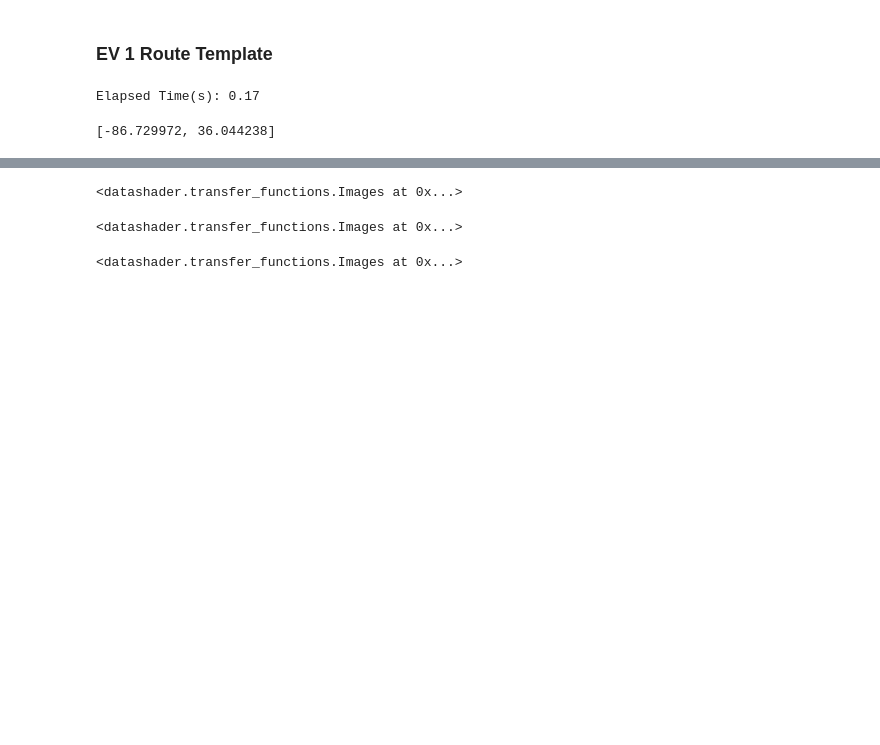
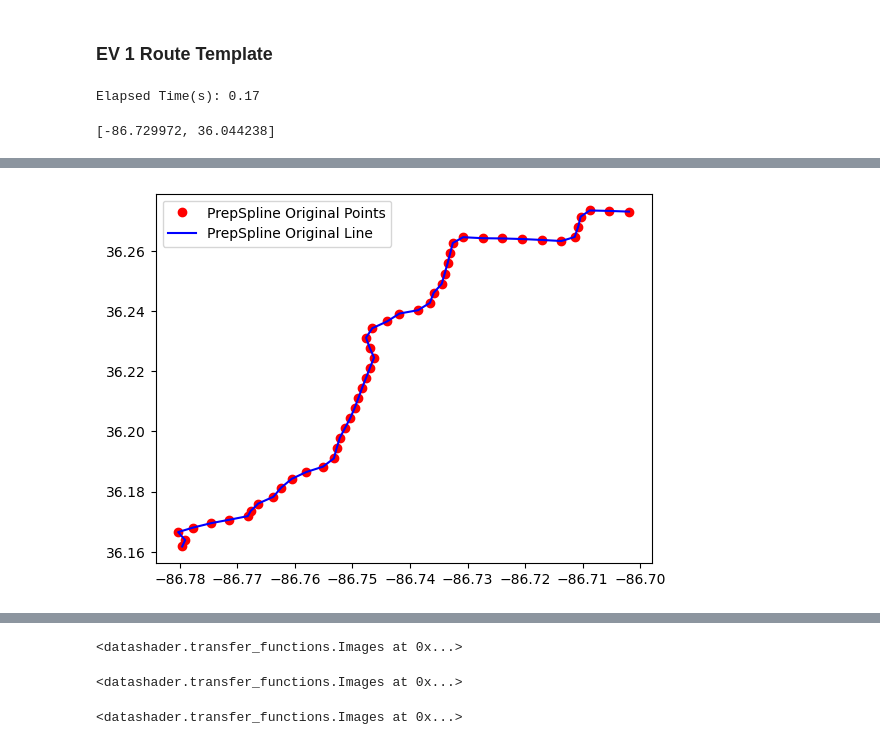
Before and after one commit to ultra-passion-fruit/GAN-EV-Map-Generation, a Jupyter notebook: gan-model.ipynb, the cells around one changed output, grey strips where cells are left out. Drawn from its saved outputs; the diff is of its cells as text; code cells hidden in the pictures; blank space fills up the shorter version.

```diff
--- a/gan-model.ipynb
+++ b/gan-model.ipynb
@@ -553,0 +349,15 @@ print(len(df_blocks["evening"]["point_list"]))
+# %%
+
+df_3 = cleaned_df[cleaned_df["EV_Number"]=="EV-3"]
+value_arr = df_3.iloc[0].tolist()
+coords_pair_3 = [[float(value_arr[7]), float(value_arr[6])], [float(value_arr[9]), float(value_arr[8])]]
+
+api_response_3 = client.directions(coords_pair_3, profile="driving-car", format="geojson")
+route_coord_list_3 = api_response_3["features"][0]["geometry"]["coordinates"]
+
+for coord_paid_arr in route_coord_list_3:
+    coord_paid_arr.append(value_arr[4])
+# %%
+points_3 = route_coord_list_3
+points_3_df = pd.DataFrame(points_3, columns=['lon', 'lat', 'time_int'])
+points_3_df
@@ -553,0 +378,54 @@ print(len(df_blocks["evening"]["point_list"]))
+# %%
+points_3_sorted_df = points_3_df.sort_values(by=['lon'])
+# %%
+x = points_3_sorted_df['lon'].to_numpy()
+y = points_3_sorted_df['lat'].to_numpy()
+# %%
+drop_pc = 0.8
+drop_n = int(np.floor(len(points_3_df)*drop_pc))
+drop_indices = np.random.choice(points_3_df.index, drop_n, replace=False)
+dropped_points_3_df = points_3_df.drop(drop_indices)
+
+x_dropped = dropped_points_3_df['lon'].to_numpy()
+y_dropped = dropped_points_3_df['lat'].to_numpy()
+
+n_interior_knots = 60
+qs = np.linspace(0, 1, n_interior_knots+2)[1:-1]
+knots = np.quantile(x, qs)
+
+# Find the B-spline representation (cubic spline, with some smoothing)
+tck = splrep(x, y, t=knots, s=2, k=3)
+
+# Evaluate the spline at a finer set of points
+x_new = np.linspace(x.min(), x.max(), 269)
+y_smooth = splev(x_new, tck)
+
+# unsorted values
+x_unsorted = points_3_df['lon'].to_numpy()
+y_unsorted = points_3_df['lat'].to_numpy()
+
+# prep
+new_t = np.linspace(0, 1, 50)
+new_tck, u = splprep([x_unsorted, y_unsorted], s=0)
+new_points = splev(new_t, new_tck)
+
+dropped_t = np.linspace(0, 1, 50)
+tck_dropped, u_dropped = splprep([x_dropped, y_dropped], s=0)
+new_points_dropped = splev(dropped_t, tck_dropped)
+
+# interp1d
+f = interp1d(x_unsorted, y_unsorted, kind='linear', assume_sorted=False)
+y_new = f(x_new)
+
+# Plot the original data and the smoothed spline
+# plt.plot(x, y, 'o', label='Original Data')
+# plt.plot(x_dropped, y_dropped, 'o', label='Dropped Data')
+# plt.plot(x_new, y_smooth, label='Smoothed Spline')
+# plt.plot(x_new, y_new, 'o', label='Inter1D')
+plt.plot(new_points[0], new_points[1], 'ro', label='PrepSpline Original Points')
+plt.plot(new_points[0], new_points[1], 'b-', label='PrepSpline Original Line')
+# plt.plot(new_points_dropped[0], new_points_dropped[1], 'g-', label='PrepSpline Dropped Line')
+plt.legend()
+plt.show()
+# %% [output]
+[figure, added]
```
Also changed, not shown: parts of 33 cells of this notebook, 1 other file.
